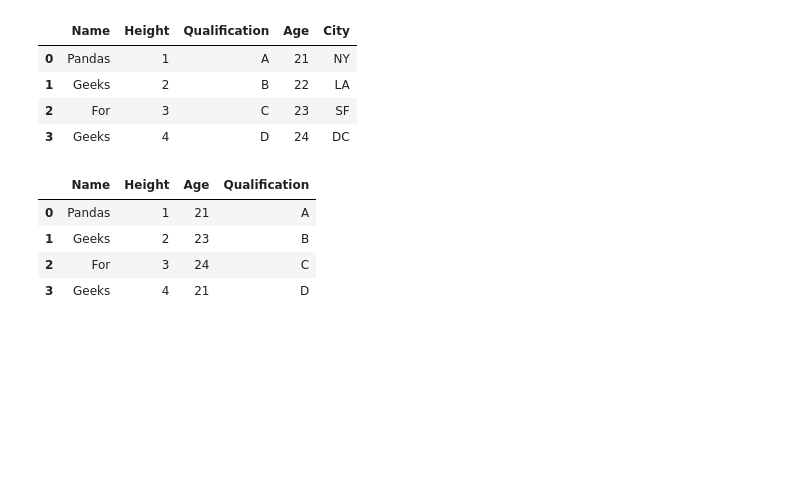
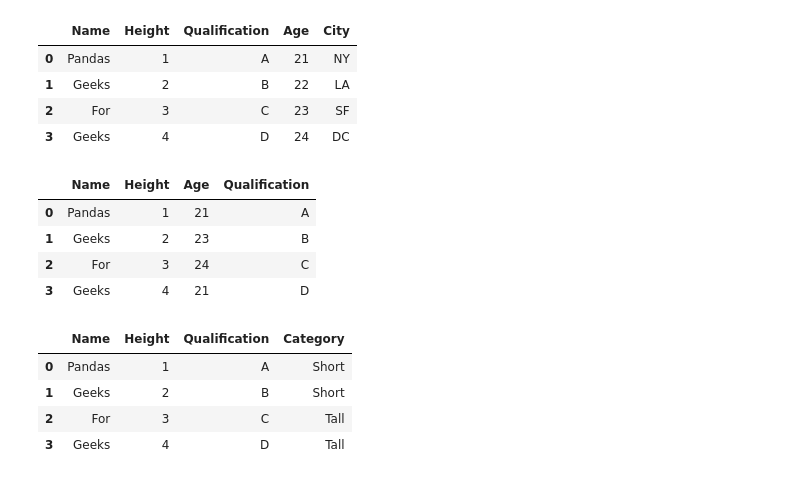
Before and after one commit to Lenmbugua/Python-Numpy-and-Pandas, a Jupyter notebook: Pandas.ipynb, the cells around one changed output. Saved outputs shown, nothing was run; the diff lists cells and outputs as text; code cells hidden in the pictures; blank space fills up the shorter version.

```diff
--- a/Pandas.ipynb
+++ b/Pandas.ipynb
@@ -2058,13 +2058,21 @@ df
 # %%
 #By using Dataframe.loc()
 import pandas as pd
 #dictionary containing students data
 data = {
     'Name':['Pandas','Geeks','For','Geeks'],
     'Height':[1,2,3,4],
     'Qualification':['A','B','C','D']
 }
 #convert the dictionary into a DataFrame
 df = pd.DataFrame(data)
 ## Using .loc[] to add a "Category" column based on height condition
-df.loc[df['Height'] >=3, 'Category'] = Tall
+df.loc[df['Height'] >=3, 'Category'] = 'Tall'
+df.loc[df['Height']<3, 'Category'] = 'Short'
+df
+# %% [output]
+|  | Name | Height | Qualification | Category |
+| 0 | Pandas | 1 | A | Short |
+| 1 | Geeks | 2 | B | Short |
+| 2 | For | 3 | C | Tall |
+| 3 | Geeks | 4 | D | Tall |
```
